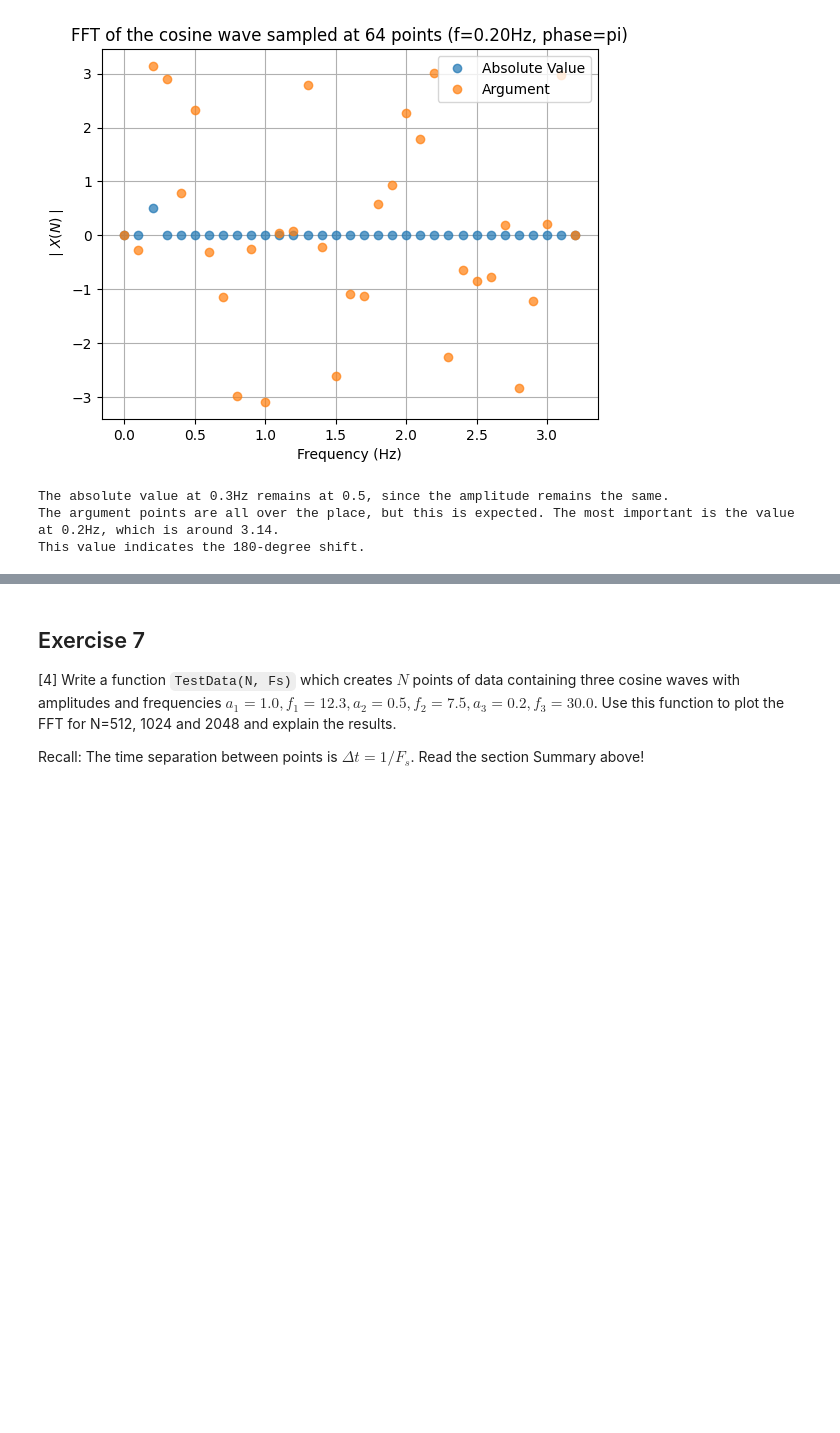
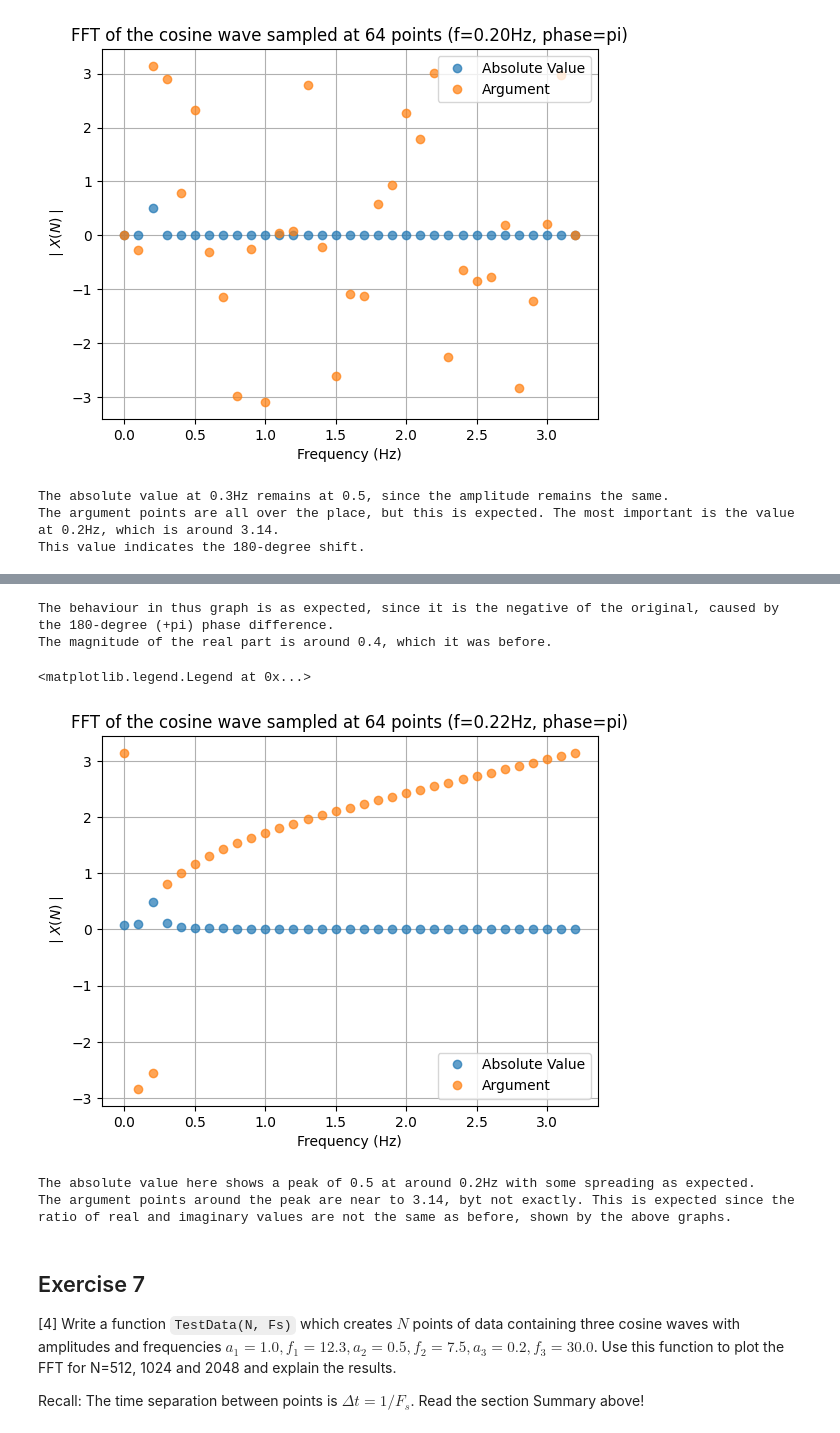
Before and after one commit to PX2145-2025/week-10-b-Morgan-Howard-Reuben, a Jupyter notebook: FFT.ipynb, the cells around one changed output, grey strips where cells are left out. Drawn from its saved outputs; the diff is of its cells as text; code cells hidden in the pictures; blank space fills up the shorter version.

```diff
--- a/FFT.ipynb
+++ b/FFT.ipynb
@@ -568,3 +588,27 @@ This value indicates the 180-degree shift.
+# %%
+print('The behaviour in thus graph is as expected, since it is the negative of the original, caused by the 180-degree (+pi) phase difference.')
+print('The magnitude of the real part is around 0.4, which it was before.')
+# %% [output]
+The behaviour in thus graph is as expected, since it is the negative of the original, caused by the 180-degree (+pi) phase difference.
+The magnitude of the real part is around 0.4, which it was before.
+# %%
+# now plot |X| and argX on the same graph
+plt.plot(frq, np.abs(X), 'o', label='Absolute Value', alpha=0.7)
+plt.plot(frq, np.angle(X), 'o', label='Argument', alpha=0.7)
+plt.title('FFT of the cosine wave sampled at '+str(N)+' points (f=0.22Hz, phase=pi)')
+plt.xlabel('Frequency (Hz)')
+plt.ylabel(r'$\mid X(N)\mid$')
+plt.grid()
+plt.legend(loc='best')
+# %% [output]
+<matplotlib.legend.Legend at 0x...>
+[figure, added]
+# %%
+print('The absolute value here shows a peak of 0.5 at around 0.2Hz with some spreading as expected.')
+print('The argument points around the peak are near to 3.14, byt not exactly. This is expected since the ratio of real and imaginary values are not the same as before, shown by the above graphs.')
+# %% [output]
+The absolute value here shows a peak of 0.5 at around 0.2Hz with some spreading as expected.
+The argument points around the peak are near to 3.14, byt not exactly. This is expected since the ratio of real and imaginary values are not the same as before, shown by the above graphs.
 # %% [markdown]
 ## Exercise 7
 
```
Also changed, not shown: parts of 7 cells of this notebook.
